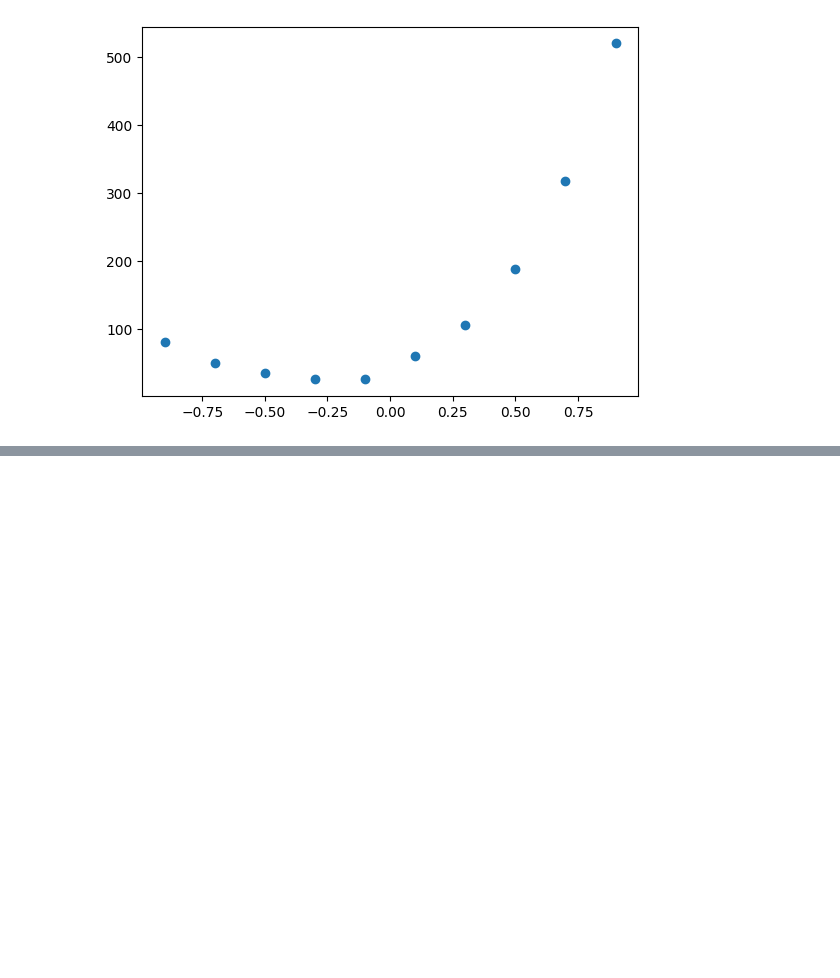
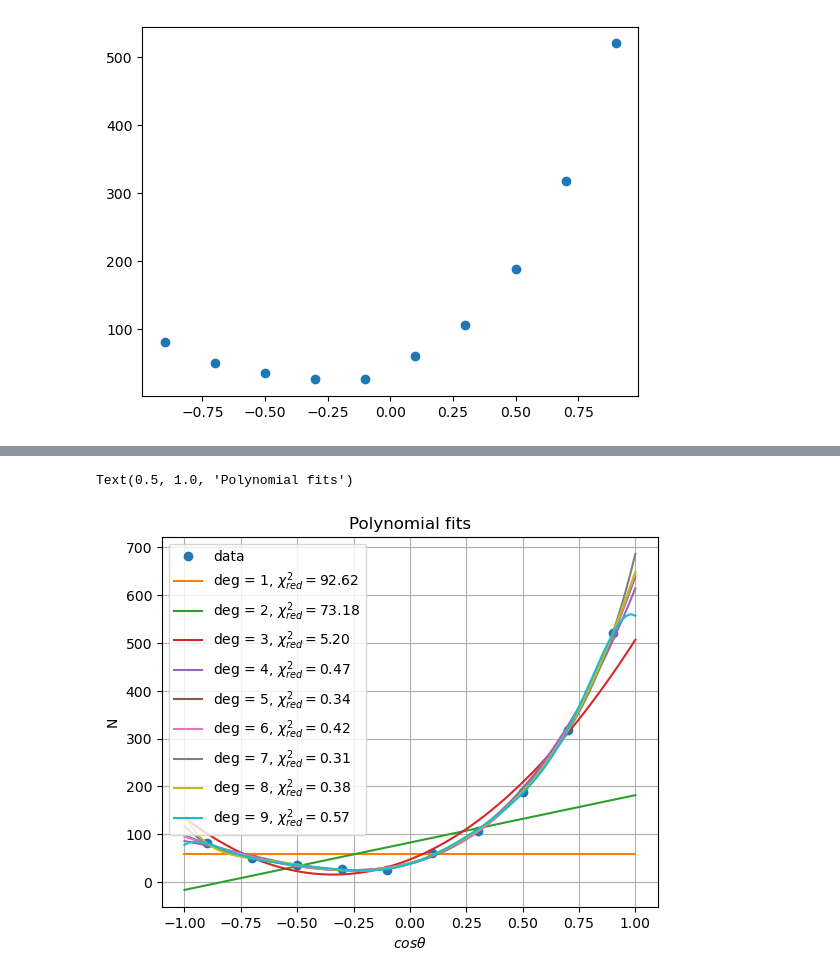
Before and after one commit to Cremetorte/CompPhyPraktikum2425, a Jupyter notebook: Thema5_Sim_Fit_exp_Daten/Aufgabe3.ipynb, the cells around one changed output, grey strips where cells are left out. Cells and saved outputs as stored; diff of their text form; code cells hidden in the pictures; blank space fills up the shorter version.

```diff
--- a/Thema5_Sim_Fit_exp_Daten/Aufgabe3.ipynb
+++ b/Thema5_Sim_Fit_exp_Daten/Aufgabe3.ipynb
@@ -28,0 +40,38 @@ for degree in range(5):
+# %%
+# Fit Polynomials
+def polynomial(x, params):
+    res = 0
+    for i in range(len(params)):
+        res += params[i]*x**i
+    return res
+
+def X_sq_polynomial(params):
+    frac = (data[:, 1] - polynomial(data[:, 0], params))/data[:,2]
+    return np.sum(frac**2)
+
+def red_X_sq_polynomial(params):
+    return X_sq_polynomial(params)/(len(data) - len(params))
+
+
+x = np.linspace(-1,1,100)
+plt.plot(data[:, 0], data[:, 1], 'o', label='data')
+
+# try multiple degrees
+opt_par = {}
+red_X_sq = {}
+for deg in range(1, 10):
+    x0 = np.random.random(deg)
+    parameters = minimize(X_sq_polynomial, x0).x
+    opt_par[deg] = parameters
+    red_X_sq[deg] = red_X_sq_polynomial(parameters)
+    # print(red_X_sq[deg], parameters)
+    plt.plot(x, polynomial(x, parameters), label=fr'{deg = }, $\chi^2_{{red}}=${red_X_sq[deg]:.2f}')
+
+plt.legend()
+plt.xlabel(r"$cos\theta$")
+plt.ylabel("N")
+plt.grid()
+plt.title("Polynomial fits")
+# %% [output]
+Text(0.5, 1.0, 'Polynomial fits')
+[figure, added]
```
Also changed, not shown: parts of 7 cells of this notebook, 1 other file.
